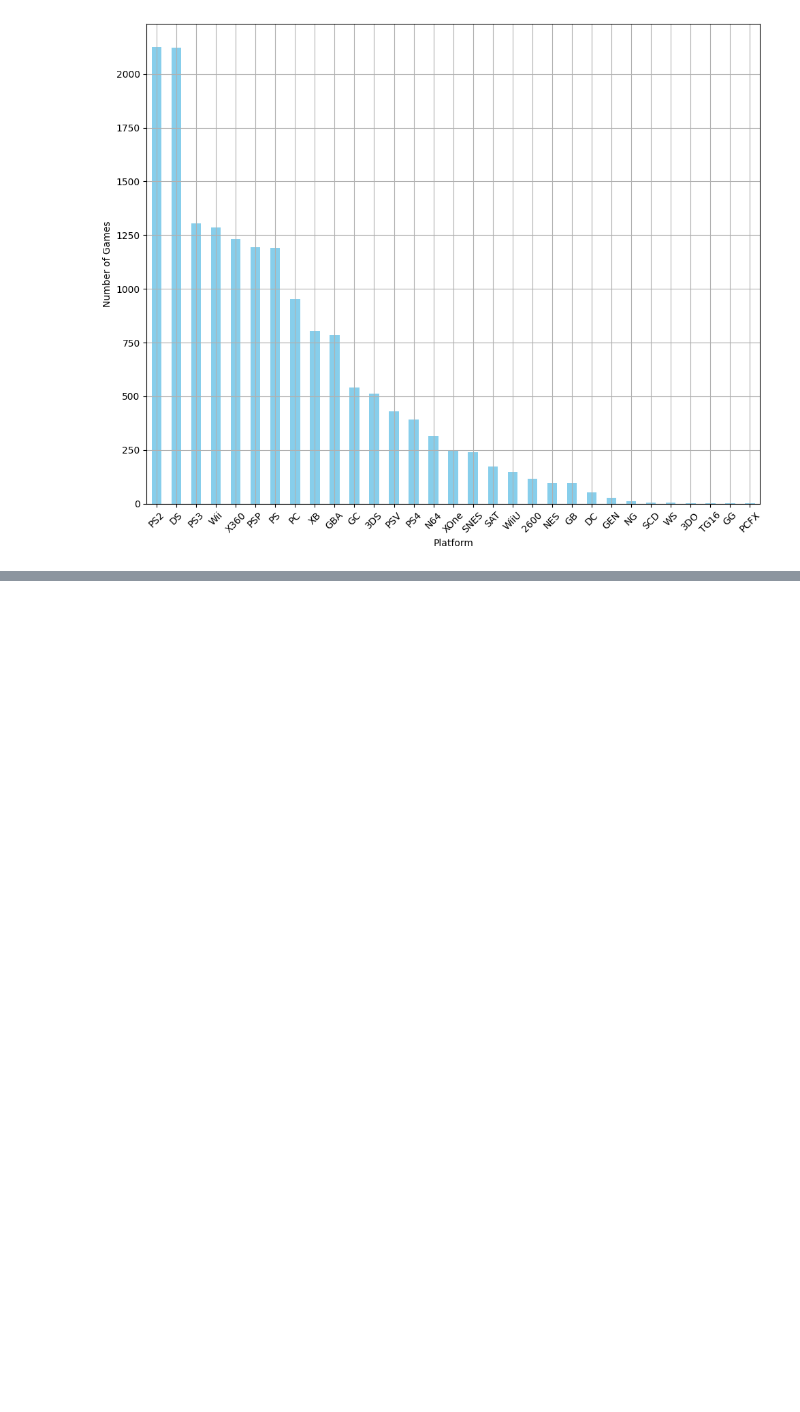
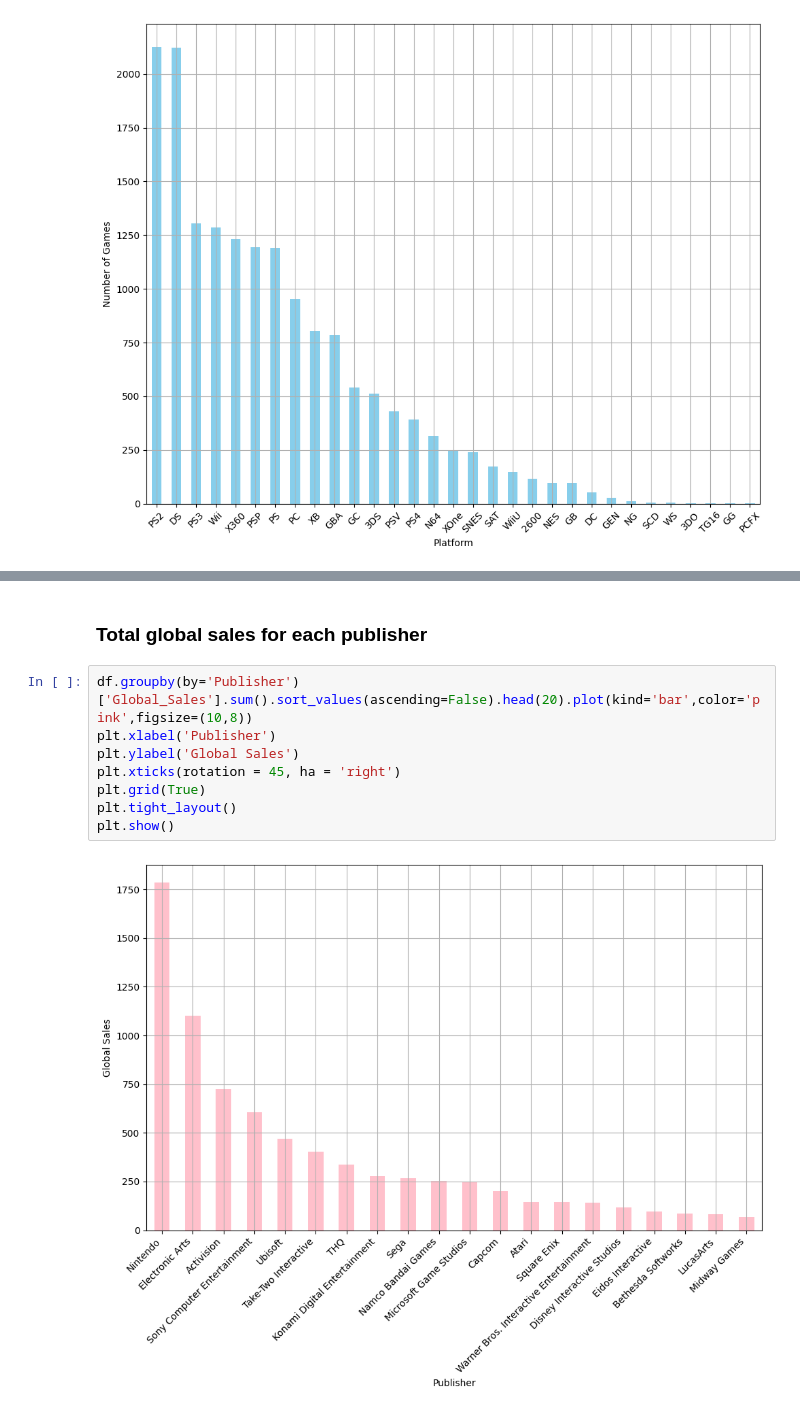
Before and after one commit to Jitesh117/video_game_analysis, a Jupyter notebook: analysis.ipynb, the cells around one changed output, grey strips where cells are left out. Cells and saved outputs as stored; diff of their text form; blank space fills up the shorter version.

```diff
--- a/analysis.ipynb
+++ b/analysis.ipynb
@@ -178,0 +206,12 @@ plt.show()
+# %% [markdown]
+### Total global sales for each publisher
+# %%
+df.groupby(by='Publisher')['Global_Sales'].sum().sort_values(ascending=False).head(20).plot(kind='bar',color='pink',figsize=(10,8))
+plt.xlabel('Publisher')
+plt.ylabel('Global Sales')
+plt.xticks(rotation = 45, ha = 'right')
+plt.grid(True)
+plt.tight_layout()
+plt.show()
+# %% [output]
+[figure, added]
```
Also changed, not shown: parts of 7 cells of this notebook, 1 other file.
